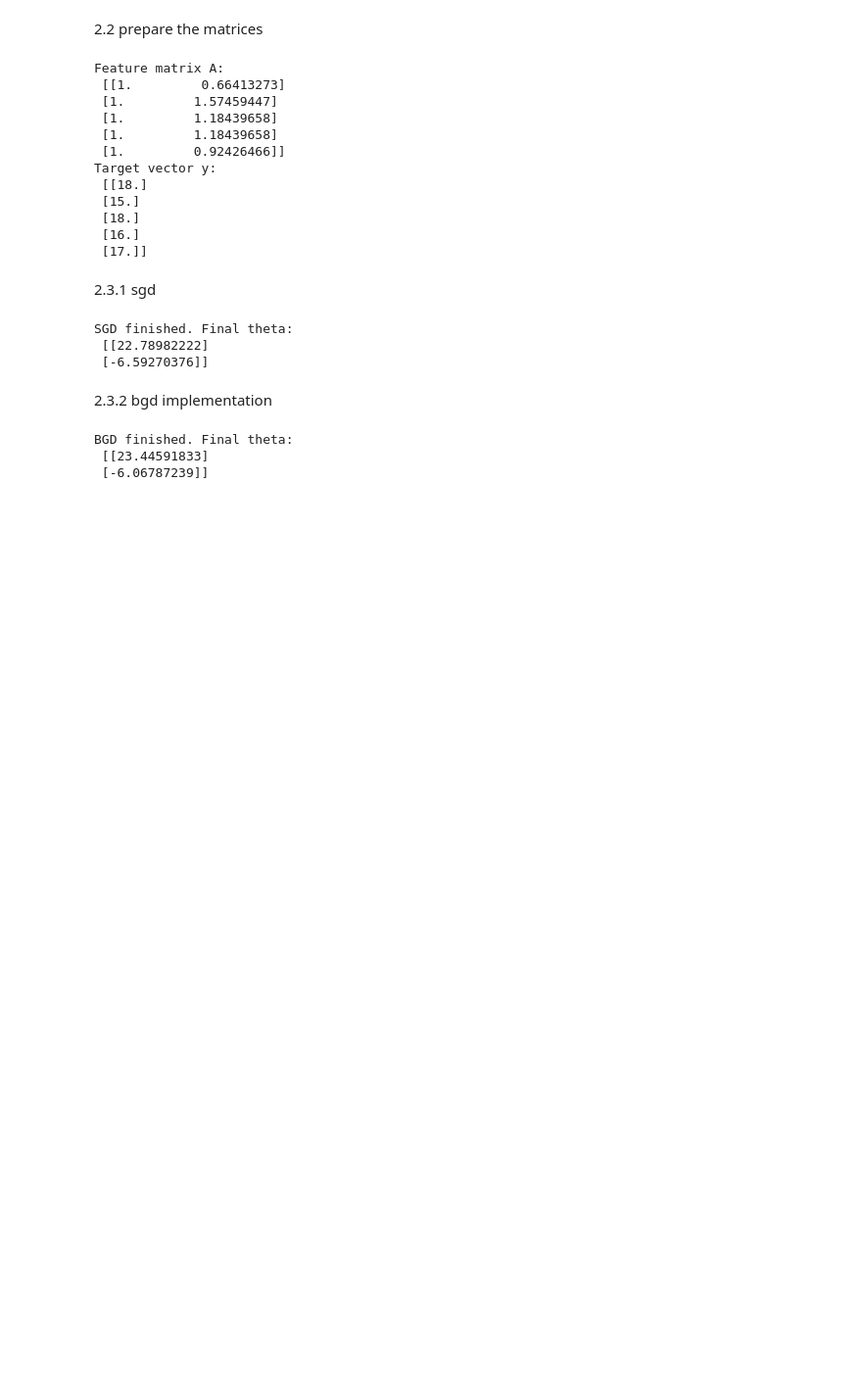
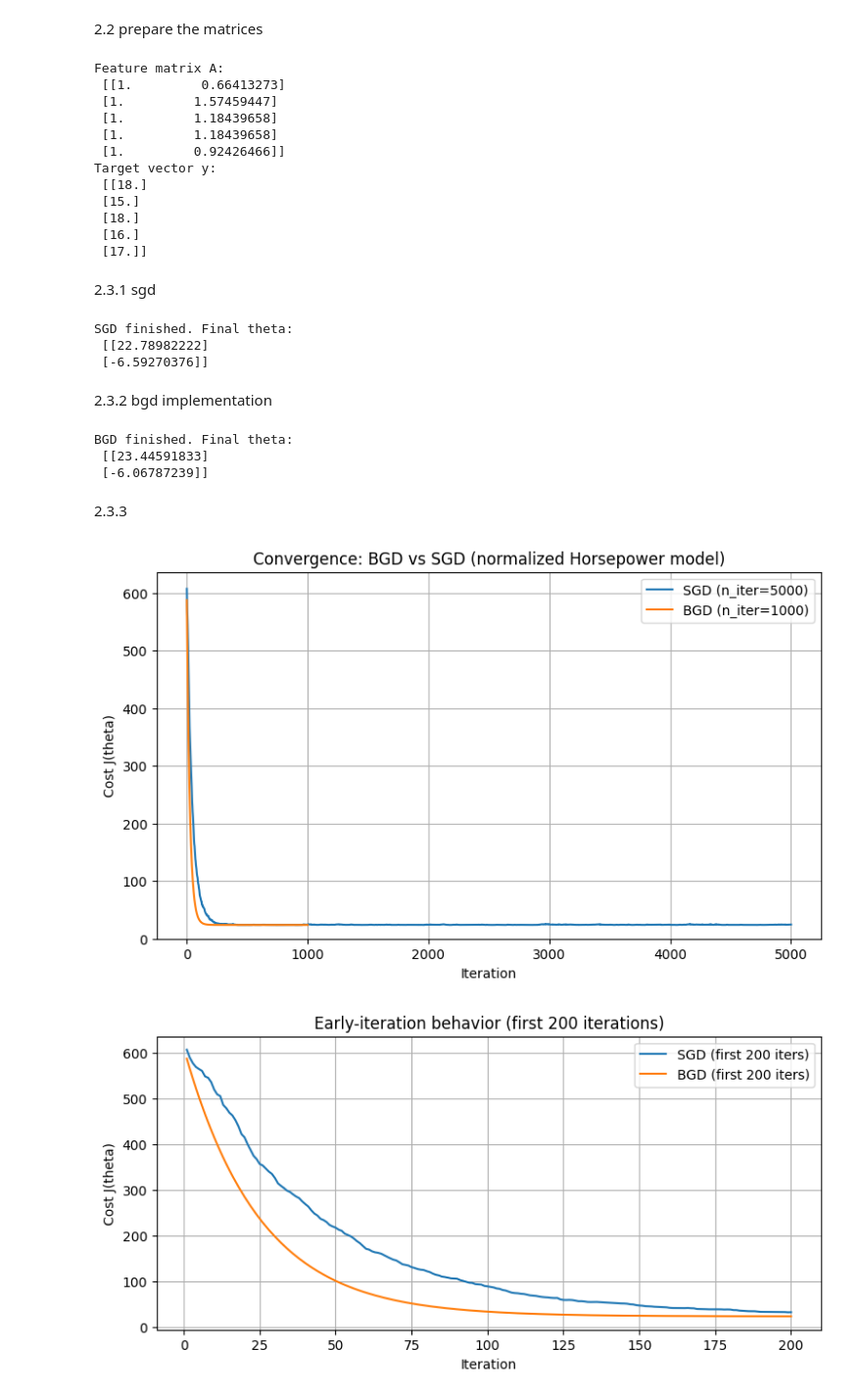
Before and after one commit to nazaninzareirad/computational_data_mining_2025, a Jupyter notebook: untitled9.ipynb, the cells around one changed output. Shown at 98% size. Cells and saved outputs as stored; diff of their text form; code cells hidden in the pictures; blank space fills up the shorter version.

Commit message:
2.3.3 plotting bgd vs sgd

```diff
--- a/untitled9.ipynb
+++ b/untitled9.ipynb
@@ -297,3 +297,35 @@ print("BGD finished. Final theta:\n", theta_bgd)
 BGD finished. Final theta:
  [[23.44591833]
  [-6.06787239]]
+# %% [markdown]
+2.3.3
+# %%
+#Plot convergence: J(theta) vs iterations (compare BGD and SGD)
+
+import matplotlib.pyplot as plt
+
+# if iterations counts differ, align x axes appropriately for readability.
+plt.figure(figsize=(9,5))
+plt.plot(np.arange(1, n_iterations_sgd+1), cost_history_sgd, label='SGD (n_iter=5000)')
+plt.plot(np.arange(1, n_iterations_bgd+1), cost_history_bgd, label='BGD (n_iter=1000)')
+plt.xlabel('Iteration')
+plt.ylabel('Cost J(theta)')
+plt.title('Convergence: BGD vs SGD (normalized Horsepower model)')
+plt.legend()
+plt.grid(True)
+plt.ylim(bottom=0)
+plt.show()
+
+#a zoomed view of early iterations to highlight rapid initial progress
+plt.figure(figsize=(9,4))
+plt.plot(np.arange(1, 201), cost_history_sgd[:200], label='SGD (first 200 iters)')
+plt.plot(np.arange(1, 201), cost_history_bgd[:200], label='BGD (first 200 iters)')
+plt.xlabel('Iteration')
+plt.ylabel('Cost J(theta)')
+plt.title('Early-iteration behavior (first 200 iterations)')
+plt.legend()
+plt.grid(True)
+plt.show()
+# %% [output]
+[figure, added]
+[figure, added]
```
